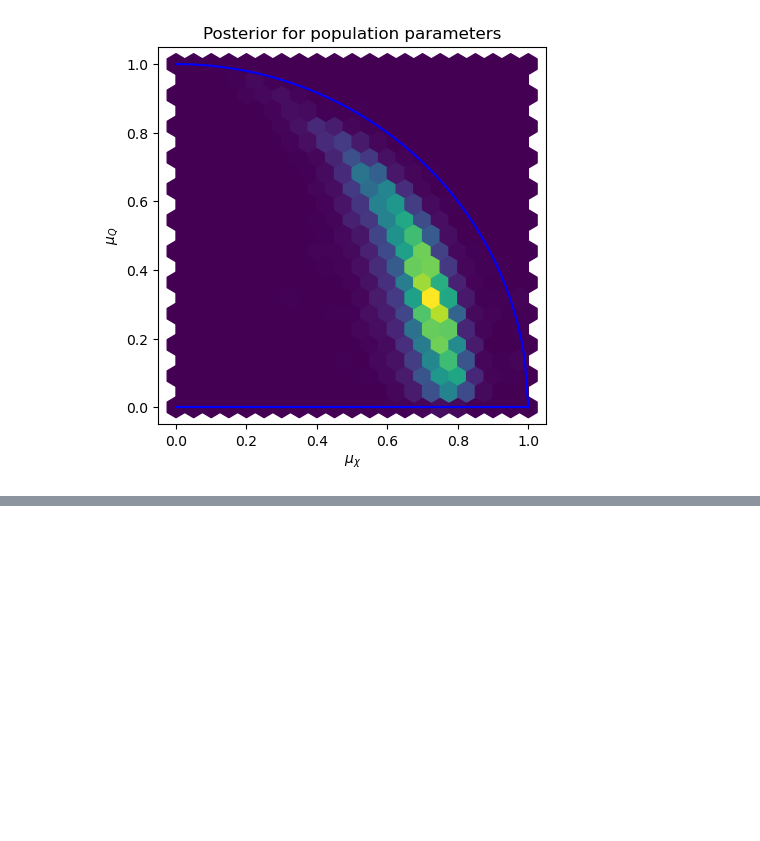
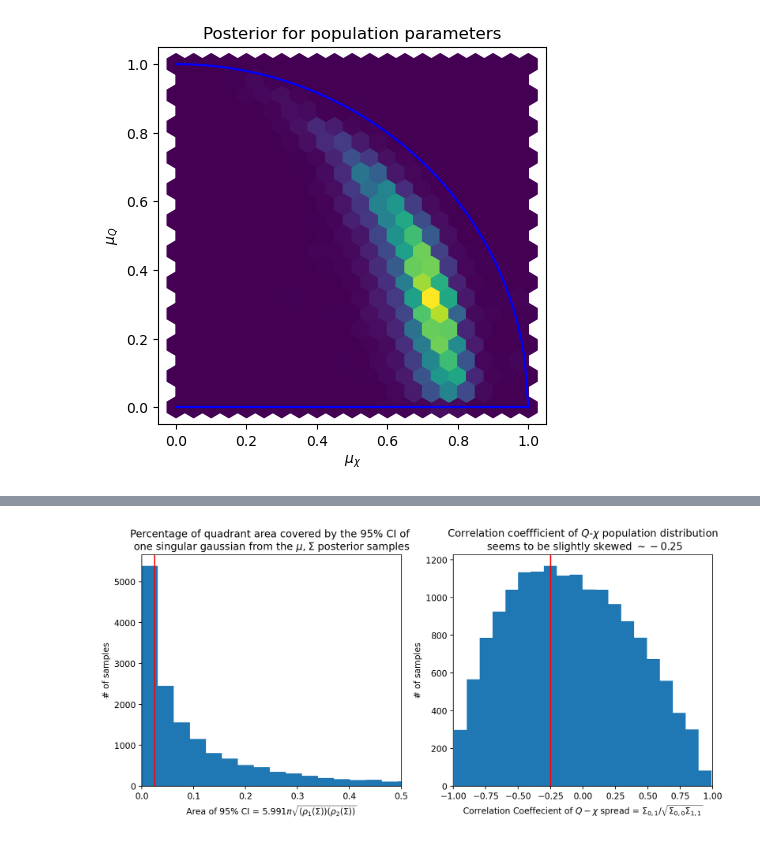
Before and after one commit to Potatoasad/charged-ringdown-analysis-tools, a Jupyter notebook: testing/PyStanCode.ipynb, the cells around one changed output, grey strips where cells are left out. Saved outputs shown, nothing was run; the diff lists cells and outputs as text; code cells hidden in the pictures; blank space fills up the shorter version.

```diff
--- a/testing/PyStanCode.ipynb
+++ b/testing/PyStanCode.ipynb
@@ -127,0 +136,21 @@ tuple((2,3))
+# %%
+fig, axes = plt.subplots(nrows=1, ncols=2, figsize=(12,5), dpi=200)
+
+axes[0].hist(A, bins=300)
+axes[0].set_title(r"""Percentage of quadrant area covered by the 95% CI of
+one singular gaussian from the $\mu, \Sigma$ posterior samples""")
+axes[0].set_xlabel(r"Area of 95% CI = $5.991\pi\sqrt{(\rho_1(\Sigma))(\rho_2(\Sigma))}$")
+axes[0].set_ylabel(r"# of samples")
+axes[0].axvline(0.025,c='r')
+axes[0].set_xlim([0,0.5])
+
+axes[1].hist(cs, bins=20)
+axes[1].set_title("Correlation coeffficient of $Q$-$\chi$ population distribution \n seems to be slightly skewed $\sim -0.25$")
+axes[1].set_xlabel(r"Correlation Coeffecient of $Q-\chi$ spread = $\Sigma_{0,1}/\sqrt{\Sigma_{0,0}\Sigma_{1,1}}$")
+axes[1].set_ylabel(r"# of samples")
+axes[1].axvline(-0.25,c='r')
+axes[1].set_xlim([-1,1])
+
+plt.show()
+# %% [output]
+[figure, added]
```
Also changed, not shown: parts of 14 cells of this notebook, 8 other files.
